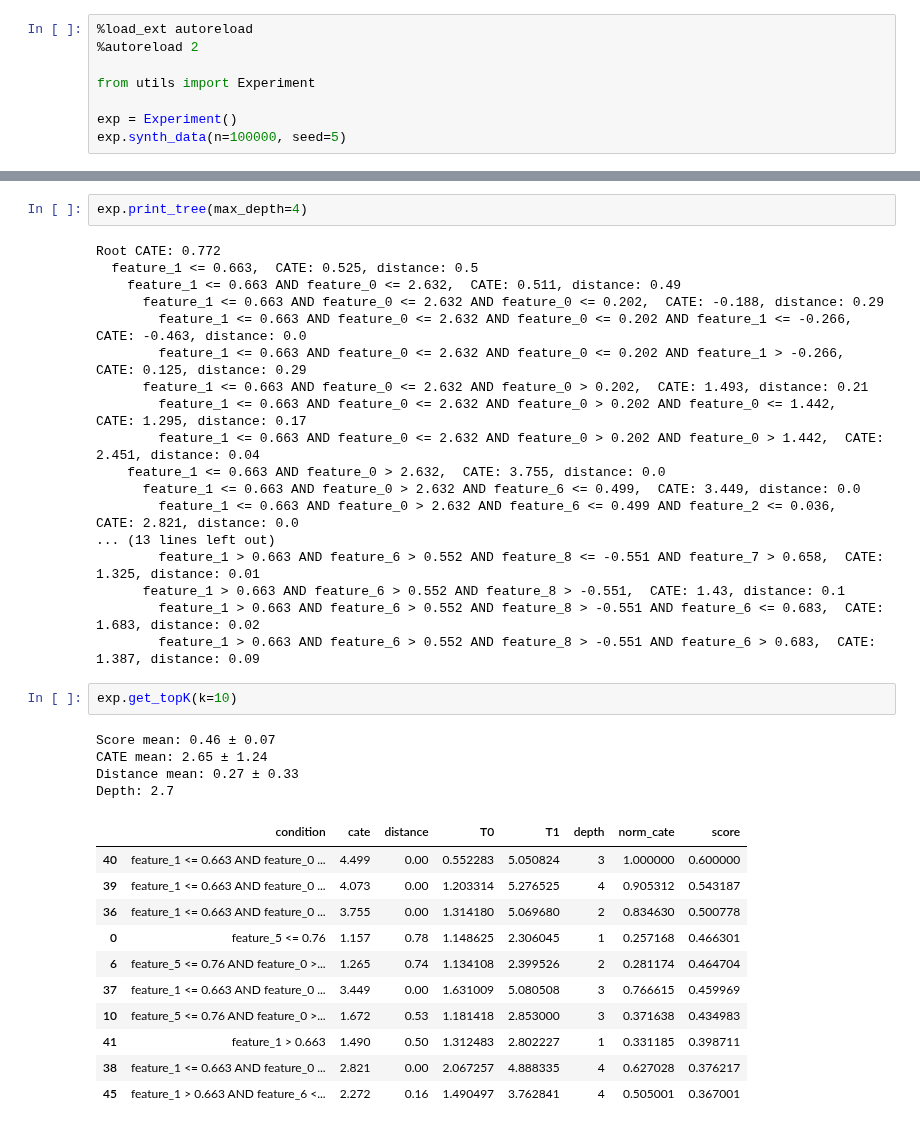
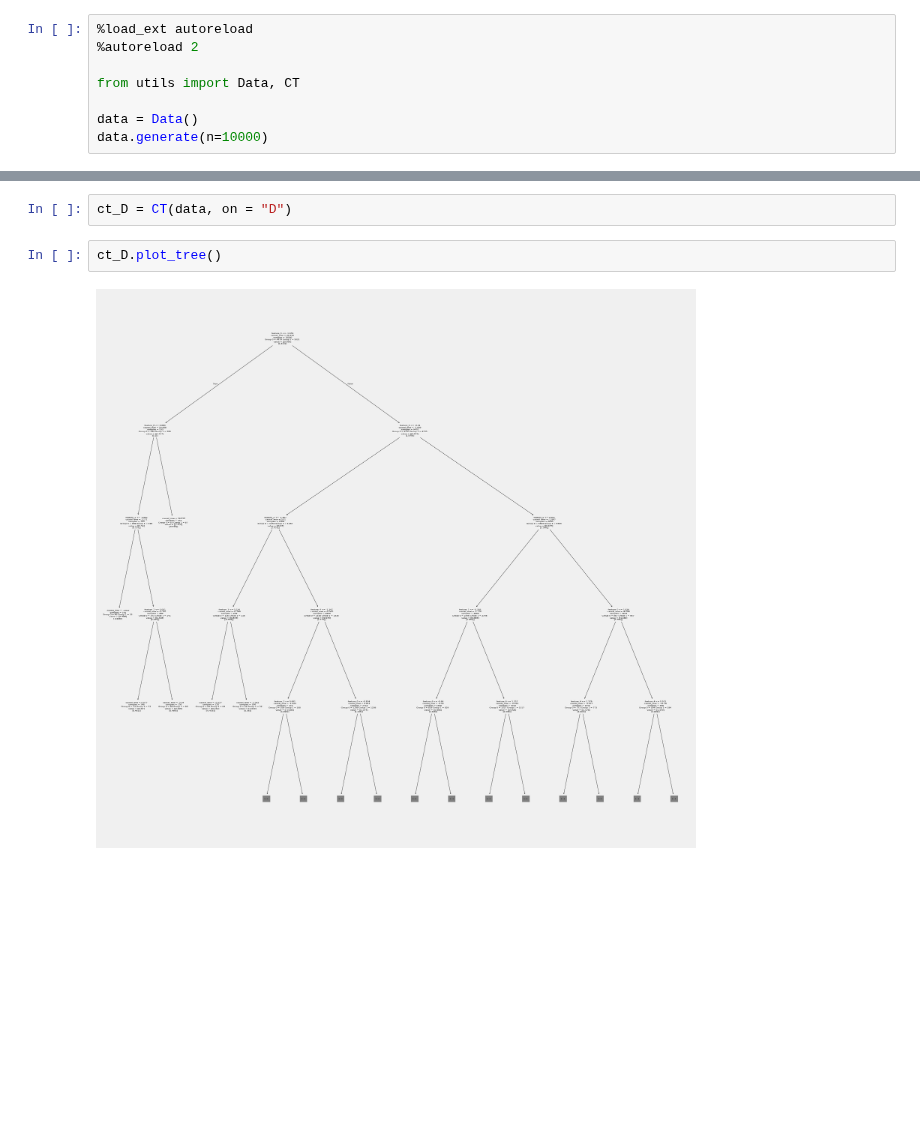
Before and after one commit to antonismand/Query-Driven-Data-Exploration-with-Heterogeneous-Treatment-Effects, a Jupyter notebook: CT.ipynb, the cells around one changed output, grey strips where cells are left out. Saved outputs shown, nothing was run; the diff lists cells and outputs as text; blank space fills up the shorter version.

```diff
--- a/CT.ipynb
+++ b/CT.ipynb
@@ -2,7 +2,7 @@
 %load_ext autoreload
 %autoreload 2
 
-from utils import Experiment
+from utils import Data, CT
 
-exp = Experiment()
-exp.synth_data(n=100000, seed=5)
+data = Data()
+data.generate(n=10000)
@@ -91,38 +27,6 @@ exp.plot_tree(max_depth=3)
-# %%
-exp.print_tree(max_depth=4)
-# %% [output]
-Root CATE: 0.772
-  feature_1 <= 0.663,  CATE: 0.525, distance: 0.5
-    feature_1 <= 0.663 AND feature_0 <= 2.632,  CATE: 0.511, distance: 0.49
-      feature_1 <= 0.663 AND feature_0 <= 2.632 AND feature_0 <= 0.202,  CATE: -0.188, distance: 0.29
-        feature_1 <= 0.663 AND feature_0 <= 2.632 AND feature_0 <= 0.202 AND feature_1 <= -0.266,  CATE: -0.463, distance: 0.0
-        feature_1 <= 0.663 AND feature_0 <= 2.632 AND feature_0 <= 0.202 AND feature_1 > -0.266,  CATE: 0.125, distance: 0.29
-      feature_1 <= 0.663 AND feature_0 <= 2.632 AND feature_0 > 0.202,  CATE: 1.493, distance: 0.21
-        feature_1 <= 0.663 AND feature_0 <= 2.632 AND feature_0 > 0.202 AND feature_0 <= 1.442,  CATE: 1.295, distance: 0.17
-        feature_1 <= 0.663 AND feature_0 <= 2.632 AND feature_0 > 0.202 AND feature_0 > 1.442,  CATE: 2.451, distance: 0.04
-    feature_1 <= 0.663 AND feature_0 > 2.632,  CATE: 3.755, distance: 0.0
-      feature_1 <= 0.663 AND feature_0 > 2.632 AND feature_6 <= 0.499,  CATE: 3.449, distance: 0.0
-        feature_1 <= 0.663 AND feature_0 > 2.632 AND feature_6 <= 0.499 AND feature_2 <= 0.036,  CATE: 2.821, distance: 0.0
-... (13 lines left out)
-        feature_1 > 0.663 AND feature_6 > 0.552 AND feature_8 <= -0.551 AND feature_7 > 0.658,  CATE: 1.325, distance: 0.01
-      feature_1 > 0.663 AND feature_6 > 0.552 AND feature_8 > -0.551,  CATE: 1.43, distance: 0.1
-        feature_1 > 0.663 AND feature_6 > 0.552 AND feature_8 > -0.551 AND feature_6 <= 0.683,  CATE: 1.683, distance: 0.02
-        feature_1 > 0.663 AND feature_6 > 0.552 AND feature_8 > -0.551 AND feature_6 > 0.683,  CATE: 1.387, distance: 0.09
-# %%
-exp.get_topK(k=10)
-# %% [output]
-Score mean: 0.46 ± 0.07
-CATE mean: 2.65 ± 1.24
-Distance mean: 0.27 ± 0.33
-Depth: 2.7
-|  | condition | cate | distance | T0 | T1 | depth | norm_cate | score |
-| 40 | feature_1 <= 0.663 AND feature_0 ... | 4.499 | 0.00 | 0.552283 | 5.050824 | 3 | 1.000000 | 0.600000 |
-| 39 | feature_1 <= 0.663 AND feature_0 ... | 4.073 | 0.00 | 1.203314 | 5.276525 | 4 | 0.905312 | 0.543187 |
-| 36 | feature_1 <= 0.663 AND feature_0 ... | 3.755 | 0.00 | 1.314180 | 5.069680 | 2 | 0.834630 | 0.500778 |
-| 0 | feature_5 <= 0.76 | 1.157 | 0.78 | 1.148625 | 2.306045 | 1 | 0.257168 | 0.466301 |
-| 6 | feature_5 <= 0.76 AND feature_0 >... | 1.265 | 0.74 | 1.134108 | 2.399526 | 2 | 0.281174 | 0.464704 |
-| 37 | feature_1 <= 0.663 AND feature_0 ... | 3.449 | 0.00 | 1.631009 | 5.080508 | 3 | 0.766615 | 0.459969 |
-| 10 | feature_5 <= 0.76 AND feature_0 >... | 1.672 | 0.53 | 1.181418 | 2.853000 | 3 | 0.371638 | 0.434983 |
-| 41 | feature_1 > 0.663 | 1.490 | 0.50 | 1.312483 | 2.802227 | 1 | 0.331185 | 0.398711 |
-| 38 | feature_1 <= 0.663 AND feature_0 ... | 2.821 | 0.00 | 2.067257 | 4.888335 | 4 | 0.627028 | 0.376217 |
-| 45 | feature_1 > 0.663 AND feature_6 <... | 2.272 | 0.16 | 1.490497 | 3.762841 | 4 | 0.505001 | 0.367001 |
+# %%
+ct_D = CT(data, on = "D")
+# %%
+ct_D.plot_tree()
+# %% [output]
+[figure, added]
```
Also changed, not shown: parts of 14 cells of this notebook, 2 other files.
